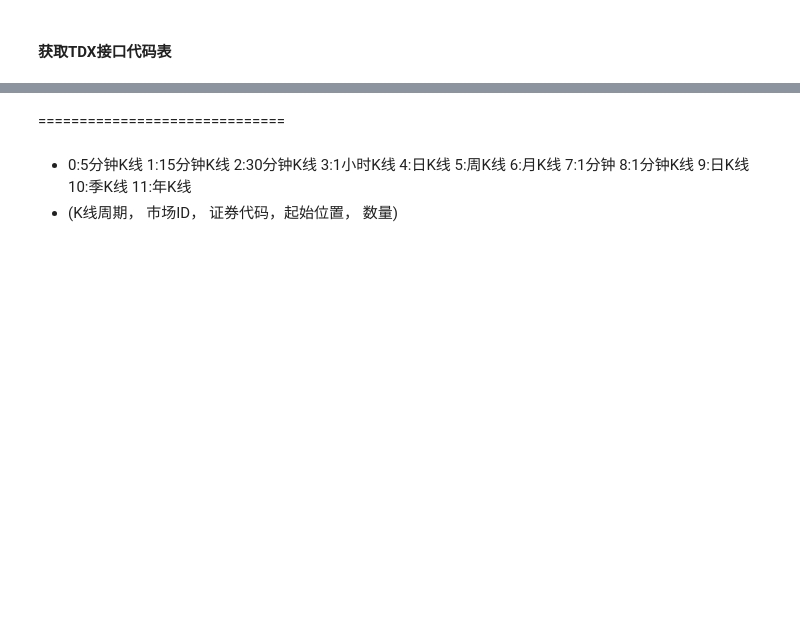
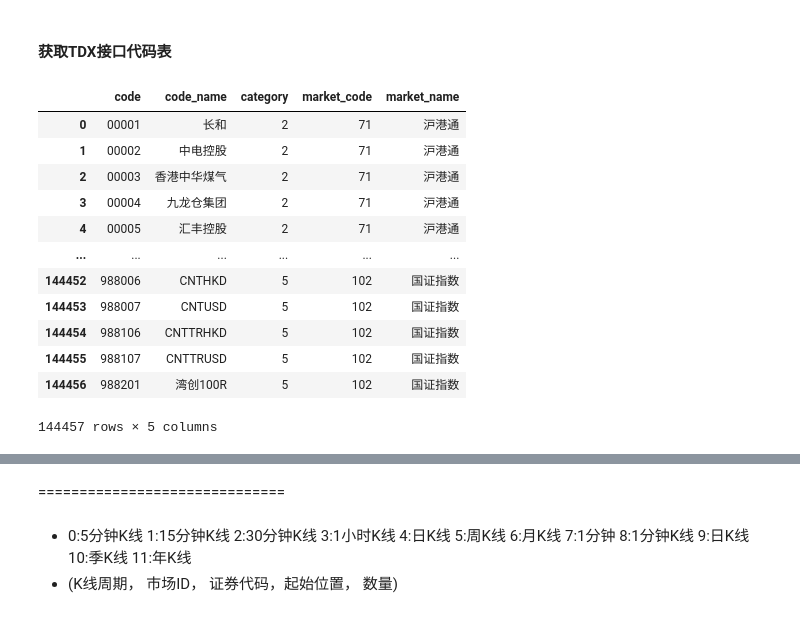
Before and after one commit to u588/app, a Jupyter notebook: AiStock/TDX数据接口.ipynb, the cells around one changed output, grey strips where cells are left out. Cells and saved outputs as stored; diff of their text form; code cells hidden in the pictures; blank space fills up the shorter version.

```diff
--- a/AiStock/TDX数据接口.ipynb
+++ b/AiStock/TDX数据接口.ipynb
@@ -182,6 +185,22 @@ for start in range(0, total, 1000):
     df_inst = pd.concat([df_inst, df_tmp], ignore_index=True)
 
 df_merg = pd.merge(df_inst, mID, left_on='market', right_on='market', how='left').rename(columns={'name':'code_name','market':'market_code'})[['code', 'code_name', 'category','market_code', 'market_name']]
+# %%
+df_merg
+# %% [output]
+|  | code | code_name | category | market_code | market_name |
+| 0 | 00001 | 长和 | 2 | 71 | 沪港通 |
+| 1 | 00002 | 中电控股 | 2 | 71 | 沪港通 |
+| 2 | 00003 | 香港中华煤气 | 2 | 71 | 沪港通 |
+| 3 | 00004 | 九龙仓集团 | 2 | 71 | 沪港通 |
+| 4 | 00005 | 汇丰控股 | 2 | 71 | 沪港通 |
+| ... | ... | ... | ... | ... | ... |
+| 144452 | 988006 | CNTHKD | 5 | 102 | 国证指数 |
+| 144453 | 988007 | CNTUSD | 5 | 102 | 国证指数 |
+| 144454 | 988106 | CNTTRHKD | 5 | 102 | 国证指数 |
+| 144455 | 988107 | CNTTRUSD | 5 | 102 | 国证指数 |
+| 144456 | 988201 | 湾创100R | 5 | 102 | 国证指数 |
+144457 rows × 5 columns
 # %%
 df_merg.to_sql('tdxAPIcode', engI, if_exists='replace', index=False)
 # %%
```
Also changed, not shown: parts of 23 cells of this notebook, 8 other files.
